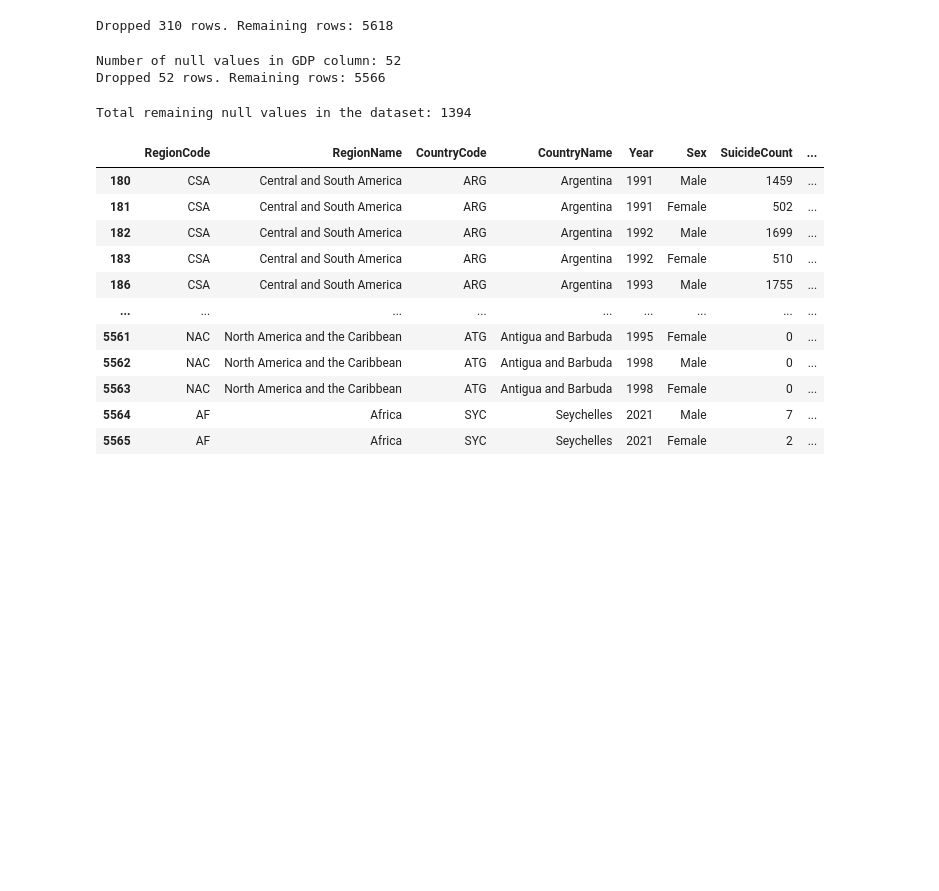
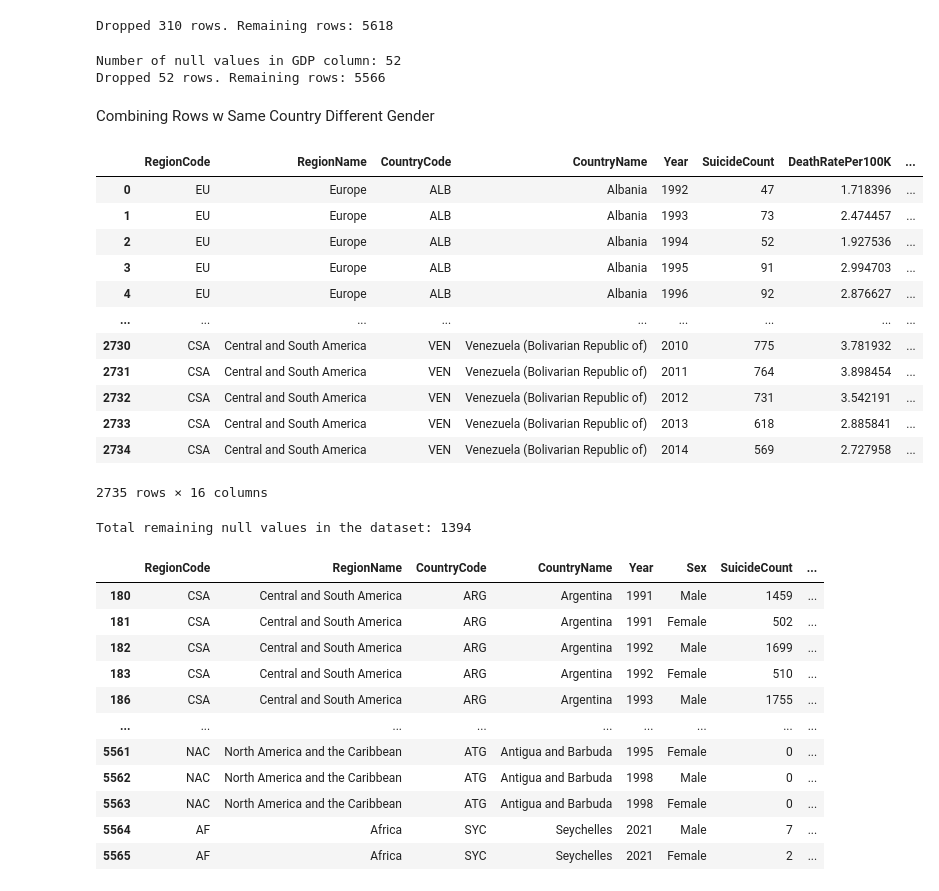
Before and after one commit to HafsahNasir/DataScienceProject, a Jupyter notebook: project.ipynb, the cells around one changed output. Cells and saved outputs as stored; diff of their text form; code cells hidden in the pictures; blank space fills up the shorter version.

Commit message:
combining

```diff
--- a/project.ipynb
+++ b/project.ipynb
@@ -183,6 +183,82 @@ print(f"Dropped {len(indexes_to_drop)} rows. Remaining rows: {len(suicide_data)}
 # %% [output]
 Number of null values in GDP column: 52
 Dropped 52 rows. Remaining rows: 5566
+# %% [markdown]
+Combining Rows w Same Country Different Gender
+# %%
+df = suicide_data.copy()
+
+# Simple weighted average helper (weights = SuicideCount)
+def wavg(values, suicide_counts):
+    # keep only rows where the value exists
+    values = pd.Series(values)
+    suicide_counts = pd.Series(suicide_counts)
+    not_null = values.notna()
+    values = values[not_null]
+    suicide_counts = suicide_counts[not_null]
+
+    if len(values) == 0:
+        return np.nan
+    # if no weights (or they sum to 0), fall back to plain mean
+    if suicide_counts.fillna(0).sum() == 0:
+        return values.mean()
+
+    # weighted average = sum(v * w) / sum(w)
+    return (values * suicide_counts).sum() / suicide_counts.sum()
+
+def combine_group(g: pd.DataFrame) -> pd.Series:
+    # columns that are same within group → take first
+    row = {
+        'RegionCode': g['RegionCode'].iloc[0],
+        'RegionName': g['RegionName'].iloc[0],
+        'CountryCode': g['CountryCode'].iloc[0],
+        'CountryName': g['CountryName'].iloc[0],
+        'Year': g['Year'].iloc[0],
+    }
+
+    # Totals and shared (country-level) fields
+    total_suicides = g['SuicideCount'].sum()
+    row['SuicideCount'] = total_suicides
+
+    # Rates:
+    # ---- Rates: always suicide-weighted average ----
+    for col in ['DeathRatePer100K', 'StdDeathRate', 'CauseSpecificDeathPercentage']:
+        if col in g.columns:
+            row[col] = wavg(g[col], g['SuicideCount'])
+
+    # These should be identical for Male/Female → just take first
+    for c in ['Population','GDP','GDPPerCapita','GNI','GNIPerCapita',
+              'InflationRate','EmploymentPopulationRatio']:
+        if c in g.columns:
+            row[c] = g[c].iloc[0]
+
+
+    return pd.Series(row)
+
+# Build the combined dataset: one row per (Country, Year)
+suicide_data_combined = (
+    df.groupby(['RegionCode','RegionName','CountryCode','CountryName','Year'], as_index=False, sort=True)
+      .apply(combine_group)
+      .sort_values(by=['CountryName', 'Year'])
+      .reset_index(drop=True)
+)
+
+
+suicide_data_combined
+# %% [output]
+|  | RegionCode | RegionName | CountryCode | CountryName | Year | SuicideCount | DeathRatePer100K | ... |
+| 0 | EU | Europe | ALB | Albania | 1992 | 47 | 1.718396 | ... |
+| 1 | EU | Europe | ALB | Albania | 1993 | 73 | 2.474457 | ... |
+| 2 | EU | Europe | ALB | Albania | 1994 | 52 | 1.927536 | ... |
+| 3 | EU | Europe | ALB | Albania | 1995 | 91 | 2.994703 | ... |
+| 4 | EU | Europe | ALB | Albania | 1996 | 92 | 2.876627 | ... |
+| ... | ... | ... | ... | ... | ... | ... | ... | ... |
+| 2730 | CSA | Central and South America | VEN | Venezuela (Bolivarian Republic of) | 2010 | 775 | 3.781932 | ... |
+| 2731 | CSA | Central and South America | VEN | Venezuela (Bolivarian Republic of) | 2011 | 764 | 3.898454 | ... |
+| 2732 | CSA | Central and South America | VEN | Venezuela (Bolivarian Republic of) | 2012 | 731 | 3.542191 | ... |
+| 2733 | CSA | Central and South America | VEN | Venezuela (Bolivarian Republic of) | 2013 | 618 | 2.885841 | ... |
+| 2734 | CSA | Central and South America | VEN | Venezuela (Bolivarian Republic of) | 2014 | 569 | 2.727958 | ... |
+2735 rows × 16 columns
 # %%
 #now check are there any rows left with null values
 remaining_null_count = suicide_data.isnull().sum().sum()
```
Also changed, not shown: parts of 1 cell of this notebook.
